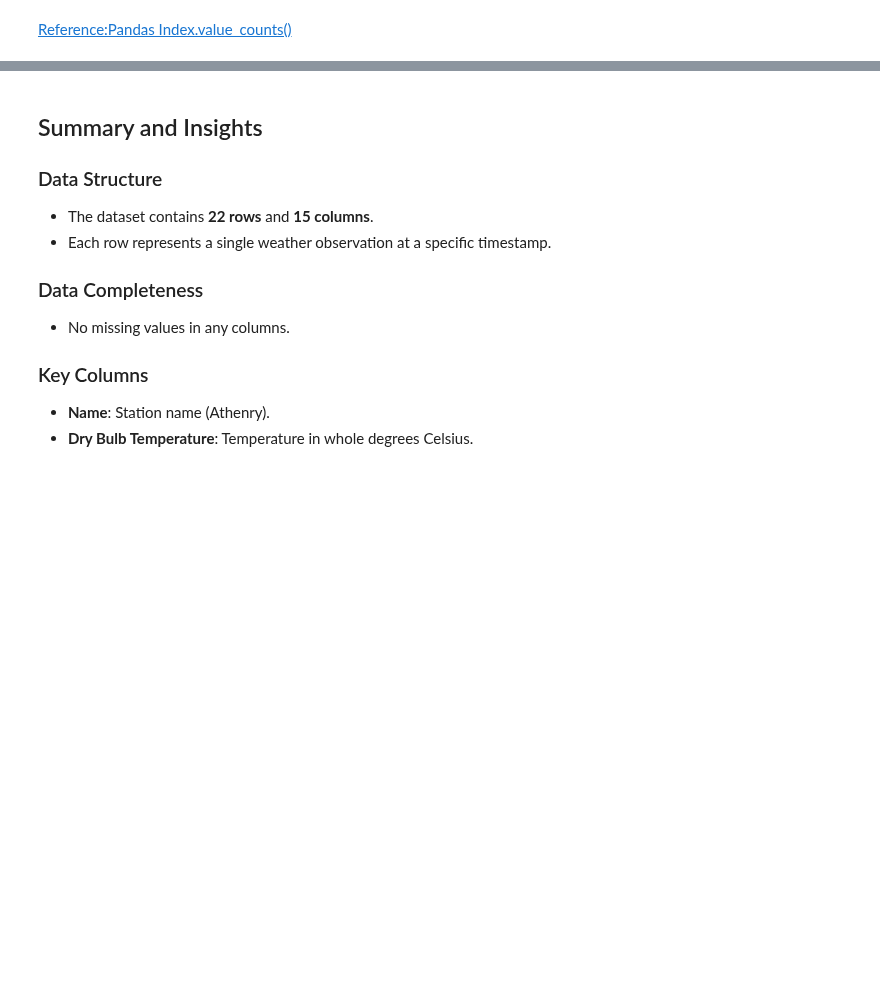
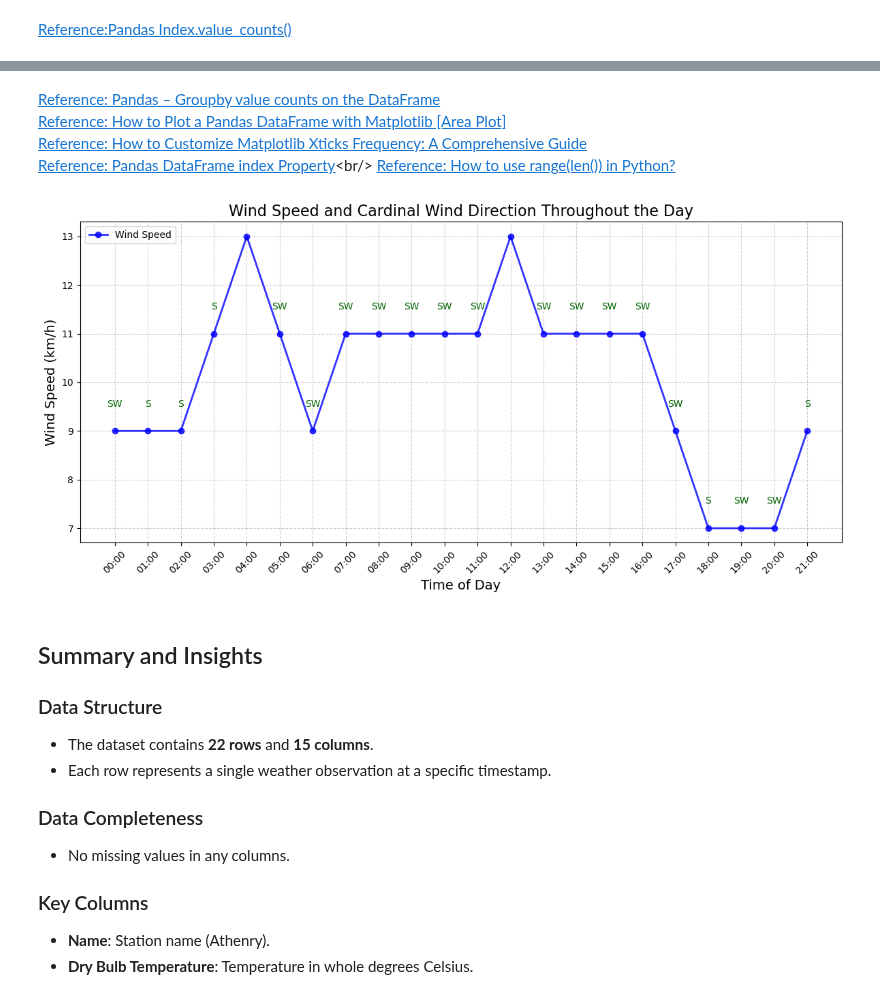
Before and after one commit to sarahembarry/computer-infrastructure-assessment, a Jupyter notebook: weather.ipynb, the cells around one changed output, grey strips where cells are left out. Saved outputs shown, nothing was run; the diff lists cells and outputs as text; code cells hidden in the pictures; blank space fills up the shorter version.

```diff
--- a/weather.ipynb
+++ b/weather.ipynb
@@ -302,3 +254,28 @@ df[['date', 'reportTime', 'cardinalWindDirection']].set_index('date')
+# %% [markdown]
+[Reference: Pandas – Groupby value counts on the DataFrame](https://www.geeksforgeeks.org/pandas-groupby-value-counts-on-the-dataframe/)<br/>
+[Reference: How to Plot a Pandas DataFrame with Matplotlib [Area Plot]](https://www.geeksforgeeks.org/pandas-groupby-value-counts-on-the-dataframe/)<br/>
+[Reference: How to Customize Matplotlib Xticks Frequency: A Comprehensive Guide](https://how2matplotlib.com/matplotlib-xticks-frequency.html)<br/>
+[Reference: Pandas DataFrame index Property](https://www.w3schools.com/python/pandas/ref_df_index.asp#:~:text=The%20index%20property%20returns%20the,%2C%20stop%2C%20and%20step%20values.)<br/>
+[Reference: How to use range(len()) in Python?](https://blog.finxter.com/how-to-use-rangelen-in-python/)<br/>
+# %%
+# Create the plot for wind speed
+plt.figure(figsize=(12, 6))
+plt.plot(df["reportTime"], df["windSpeed"], marker="o", linestyle="-", linewidth=2, alpha=0.8, color='blue', label="Wind Speed")
+plt.title("Wind Speed and Cardinal Wind Direction Throughout the Day", fontsize=16)
+plt.xlabel("Time of Day", fontsize=14)
+plt.ylabel("Wind Speed (km/h)", fontsize=14)
+plt.grid(True, linestyle="--", alpha=0.6)
+plt.xticks(rotation=45, fontsize=10)
+plt.yticks(fontsize=10)
+
+for time, speed, direction in zip(df["reportTime"], df["windSpeed"], df["cardinalWindDirection"]):
+    plt.annotate(direction, (time, speed + 0.5), fontsize=10, ha='center', color='darkgreen')
+
+plt.legend(loc="upper left", fontsize=10)
+plt.tight_layout()
+plt.show()
+# %% [output]
+[figure, added]
 # %% [markdown]
 ## Summary and Insights
 
```
Also changed, not shown: parts of 16 cells of this notebook, 1 other file.
